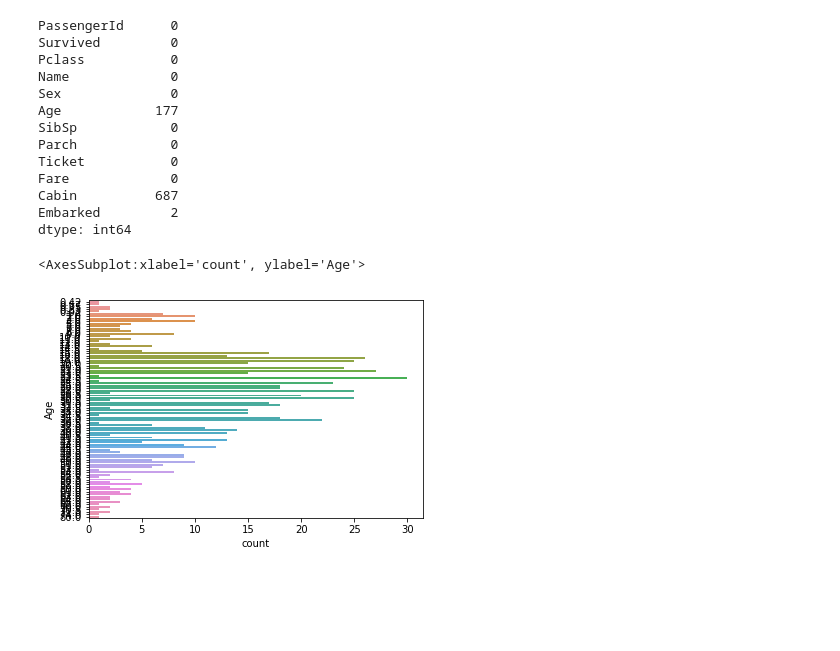
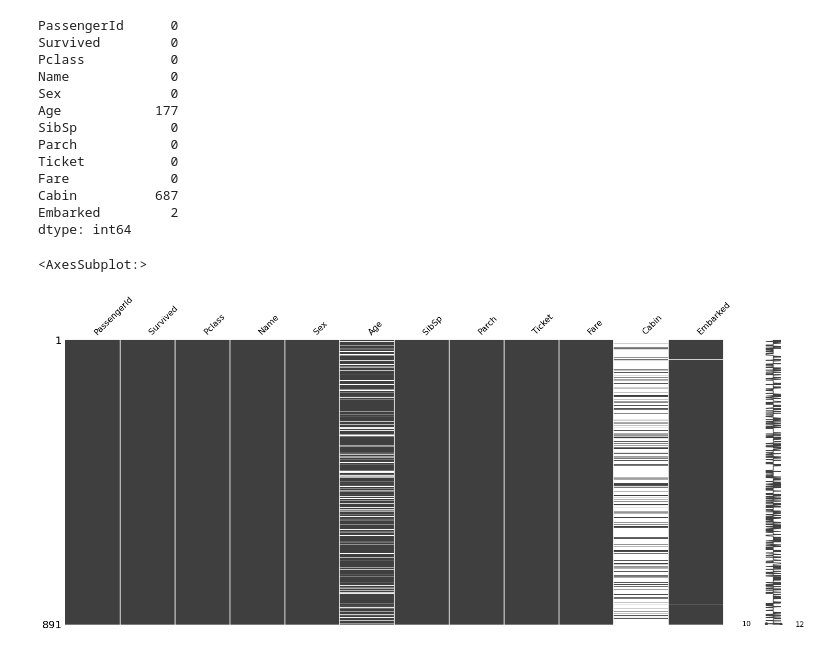
Before and after one commit to kes76963/baekjoon, a Jupyter notebook: kaggle/titanic.ipynb, the cells around one changed output. Cells and saved outputs as stored; diff of their text form; code cells hidden in the pictures; blank space fills up the shorter version.

```diff
--- a/kaggle/titanic.ipynb
+++ b/kaggle/titanic.ipynb
@@ -63,8 +60,5 @@ bar_chart('Sex')
-# %%
-import matplotlib.pyplot as plt
-import seaborn as sns
-
-sns.countplot(y='Age',data=train)
-# %% [output]
-<AxesSubplot:xlabel='count', ylabel='Age'>
-[figure, removed]
+# %%
+missingno.matrix(train)
+# %% [output]
+<AxesSubplot:>
+[figure, added]
```
Also changed, not shown: parts of 24 cells of this notebook, 2 other files.
